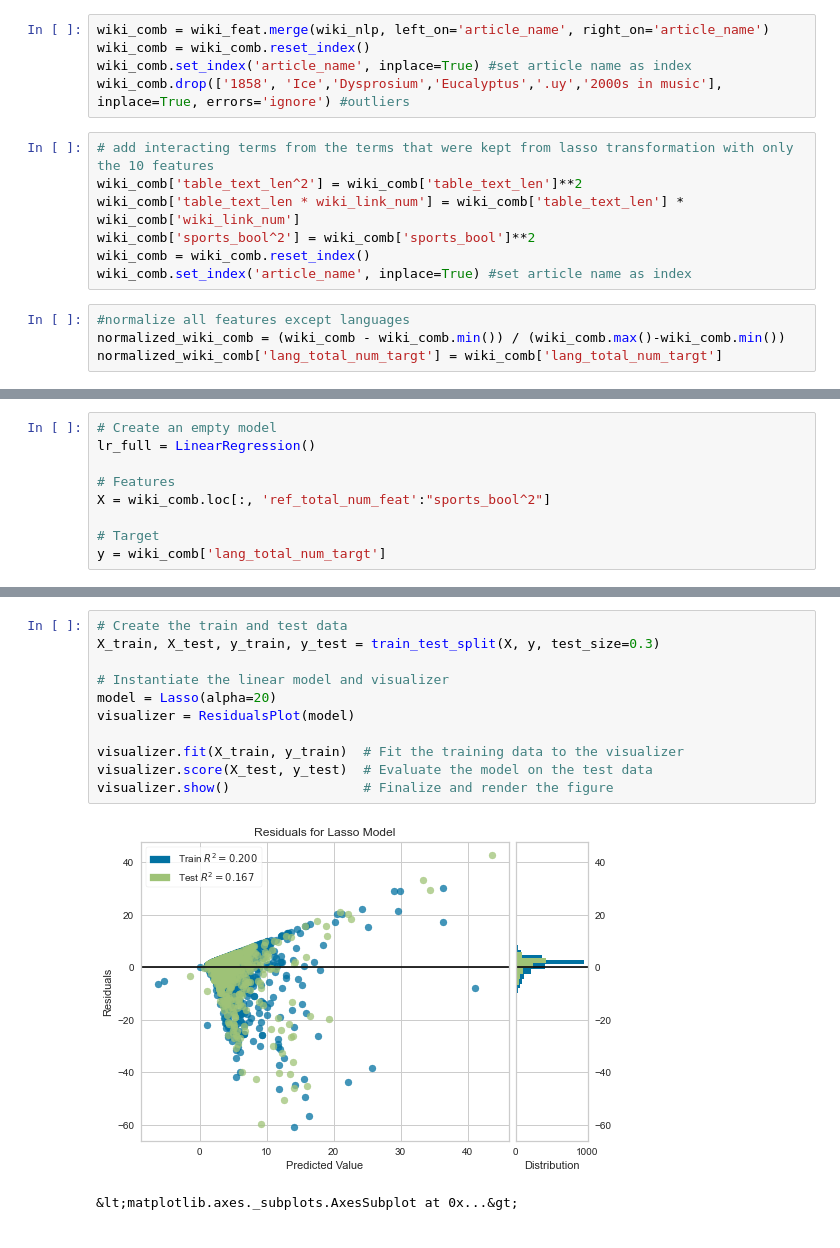
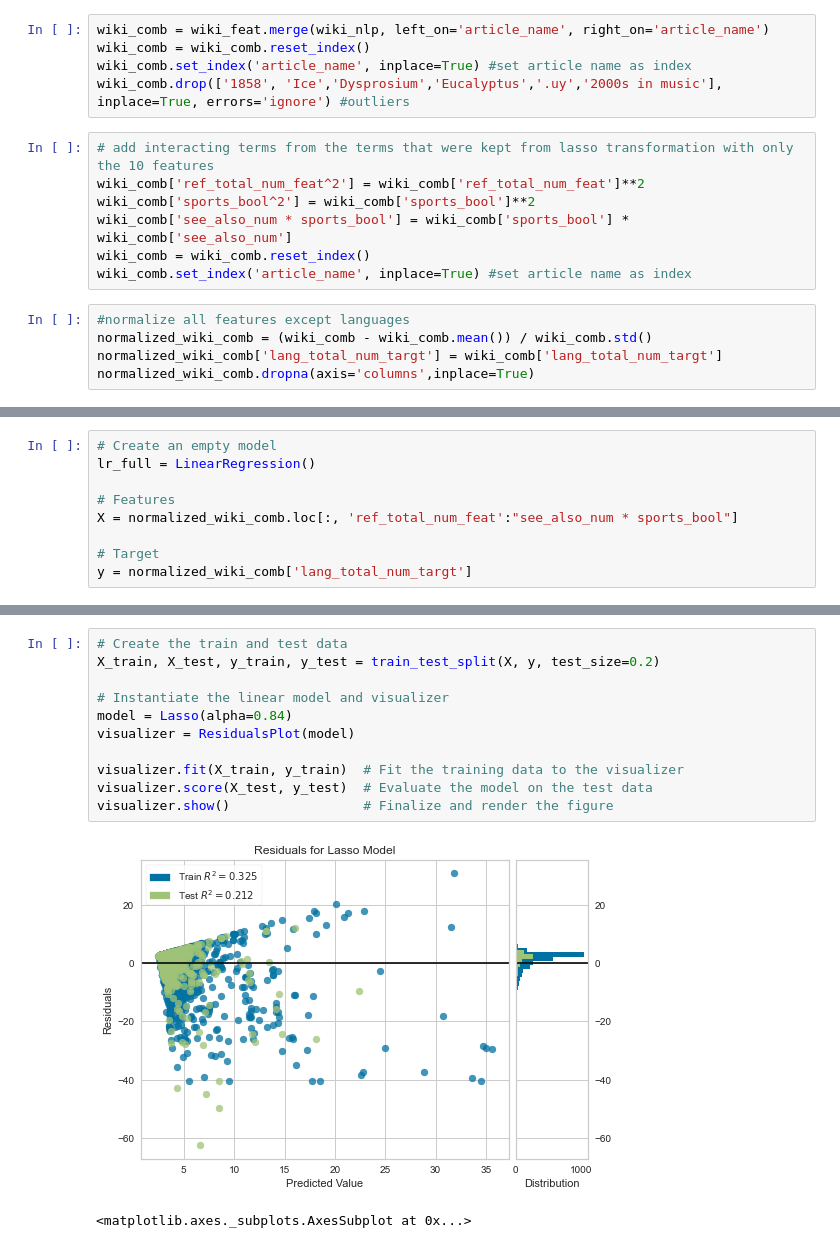
Before and after one commit to jcpark376/project2-wikipedia, a Jupyter notebook: FinalModel/final.ipynb, the cells around one changed output, grey strips where cells are left out. Cells and saved outputs as stored; diff of their text form.

```diff
--- a/FinalModel/final.ipynb
+++ b/FinalModel/final.ipynb
@@ -45,15 +45,16 @@ wiki_comb.set_index('article_name', inplace=True) #set article name as index
 wiki_comb.drop(['1858', 'Ice','Dysprosium','Eucalyptus','.uy','2000s in music'], inplace=True, errors='ignore') #outliers
 # %%
 # add interacting terms from the terms that were kept from lasso transformation with only the 10 features
-wiki_comb['table_text_len^2'] = wiki_comb['table_text_len']**2
-wiki_comb['table_text_len * wiki_link_num'] = wiki_comb['table_text_len'] * wiki_comb['wiki_link_num']
+wiki_comb['ref_total_num_feat^2'] = wiki_comb['ref_total_num_feat']**2
 wiki_comb['sports_bool^2'] = wiki_comb['sports_bool']**2
+wiki_comb['see_also_num * sports_bool'] = wiki_comb['sports_bool'] * wiki_comb['see_also_num']
 wiki_comb = wiki_comb.reset_index()
 wiki_comb.set_index('article_name', inplace=True) #set article name as index
 # %%
 #normalize all features except languages
-normalized_wiki_comb = (wiki_comb - wiki_comb.min()) / (wiki_comb.max()-wiki_comb.min())
+normalized_wiki_comb = (wiki_comb - wiki_comb.mean()) / wiki_comb.std()
 normalized_wiki_comb['lang_total_num_targt'] = wiki_comb['lang_total_num_targt']
+normalized_wiki_comb.dropna(axis='columns',inplace=True)
 # %%
 # wiki_comb.loc[wiki_comb['article_name'] == 'Miami Hurricanes football']
 # wiki_comb.iloc[45]
@@ -72,10 +73,10 @@ wiki_comb.head()
 lr_full = LinearRegression()
 
 # Features
-X = wiki_comb.loc[:, 'ref_total_num_feat':"sports_bool^2"]
+X = normalized_wiki_comb.loc[:, 'ref_total_num_feat':"see_also_num * sports_bool"]
 
 # Target
-y = wiki_comb['lang_total_num_targt']
+y = normalized_wiki_comb['lang_total_num_targt']
 # %%
 # Fit
 lr_full.fit(X, y)
@@ -87,14 +94,14 @@ lr_full.score(X, y)
 # %%
 # Create the train and test data
-X_train, X_test, y_train, y_test = train_test_split(X, y, test_size=0.3)
+X_train, X_test, y_train, y_test = train_test_split(X, y, test_size=0.2)
 
 # Instantiate the linear model and visualizer
-model = Lasso(alpha=20)
+model = Lasso(alpha=0.84)
 visualizer = ResidualsPlot(model)
 
 visualizer.fit(X_train, y_train)  # Fit the training data to the visualizer
 visualizer.score(X_test, y_test)  # Evaluate the model on the test data
 visualizer.show()                 # Finalize and render the figure
 # %% [output]
-[figure, old version]
+[figure, new version]
-&lt;matplotlib.axes._subplots.AxesSubplot at 0x...&gt;
+<matplotlib.axes._subplots.AxesSubplot at 0x...>
```
Also changed, not shown: parts of 7 cells of this notebook, 8 other files.
